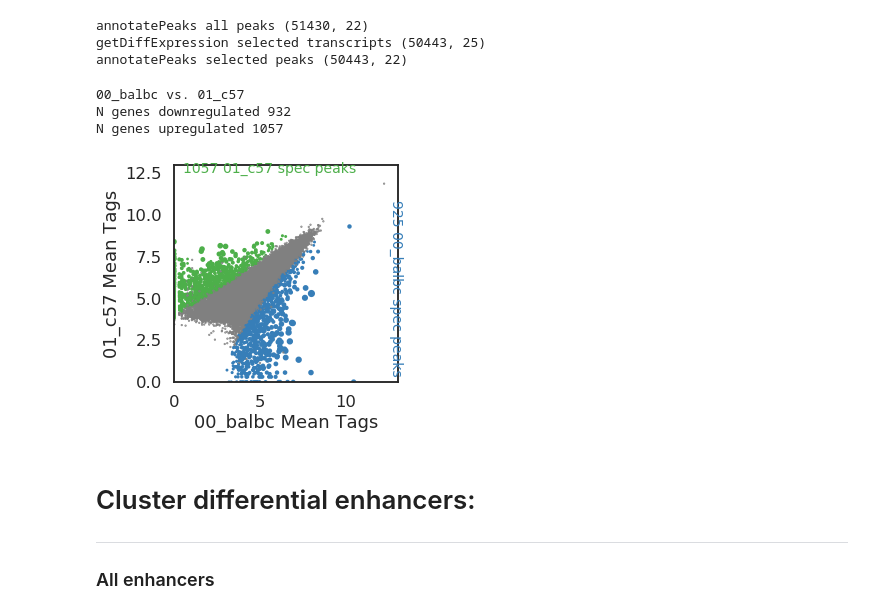
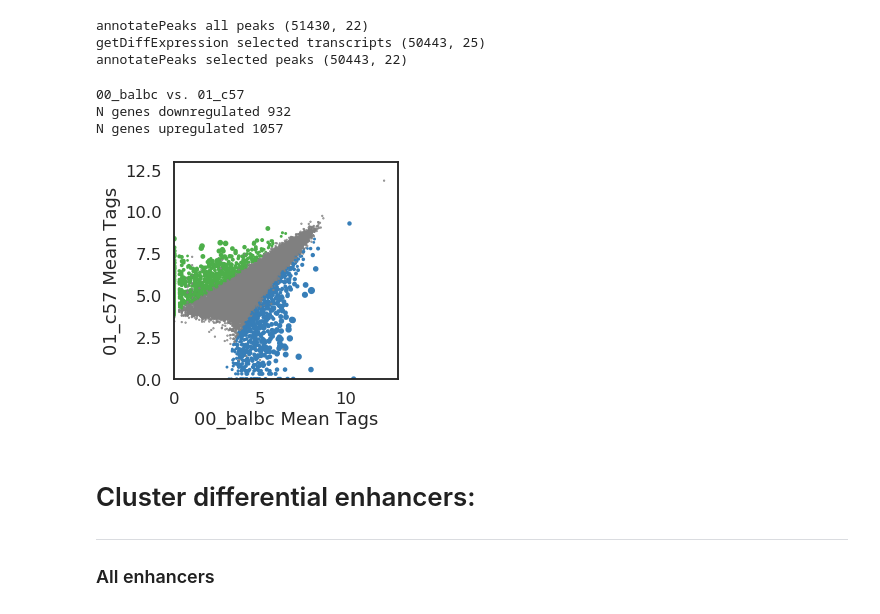
Before and after one commit to HunterBennett/strains, a Jupyter notebook: results/00_Strains_Control_PU1_03_Differential.ipynb, the cells around one changed output. Saved outputs shown, nothing was run; the diff lists cells and outputs as text; code cells hidden in the pictures.

```diff
--- a/results/00_Strains_Control_PU1_03_Differential.ipynb
+++ b/results/00_Strains_Control_PU1_03_Differential.ipynb
@@ -173,43 +173,43 @@ for key, col, group, color in zip(comps, cols, groups, colors):
     axs[1].set_xlim([0,np.ceil(countmax)])
     axs[1].set_ylim([0,np.ceil(countmax)])
 
     plt.savefig('./figures/'+key+'_MAPlot_scatter.png', bbox_inches='tight')
     plt.close()
 
     fig, ax = plt.subplots(figsize=(4,4))
 
         # plot group by group scatter:
     ax.scatter(
         x=de.g0_mean,
         y=de.g1_mean,
         s=dot_sizes, #de.log10p+0.05,
         c=dot_colors)
 
     ax.set_xlabel(key.split(' vs. ')[0] + ' Mean Tags')
     ax.set_ylabel(key.split(' vs. ')[1] + ' Mean Tags')
 
     #set max and min
     countmax = np.max([np.max(de.g0_mean), np.max(de.g1_mean)])
     ax.set_xlim([0,np.ceil(countmax)])
     ax.set_ylim([0,np.ceil(countmax)])
 
-    ax.text(0.5,12.5,
-        s='%d %s spec peaks' % (np.sum((de.adj_pval <= 0.05) & (de.log2fc > 1)), key.split(' vs. ')[1]),
-        fontsize=14,
-        c=color[1])
-    ax.text(12.5,0.5,
-        s='%d %s spec peaks' % (np.sum((de.adj_pval <= 0.05) & (de.log2fc < -1)), key.split(' vs. ')[0]),
-        fontsize=14,
-        c=color[0],
-        rotation=-90)
+#     ax.text(0.5,12.5,
+#         s='%d %s spec peaks' % (np.sum((de.adj_pval <= 0.05) & (de.log2fc > 1)), key.split(' vs. ')[1]),
+#         fontsize=14,
+#         c=color[1])
+#     ax.text(12.5,0.5,
+#         s='%d %s spec peaks' % (np.sum((de.adj_pval <= 0.05) & (de.log2fc < -1)), key.split(' vs. ')[0]),
+#         fontsize=14,
+#         c=color[0],
+#         rotation=-90)
 
     plt.savefig('./figures/'+key+'_scatter.png', bbox_inches='tight')
     # plt.close()
 # %% [output]
 00_balbc vs. 01_c57
 N genes downregulated 932
 N genes upregulated 1057
-[figure, old version]
+[figure, new version]
 # %% [markdown]
 # Cluster differential enhancers:
 ____
```
Also changed, not shown: 12 other files.
